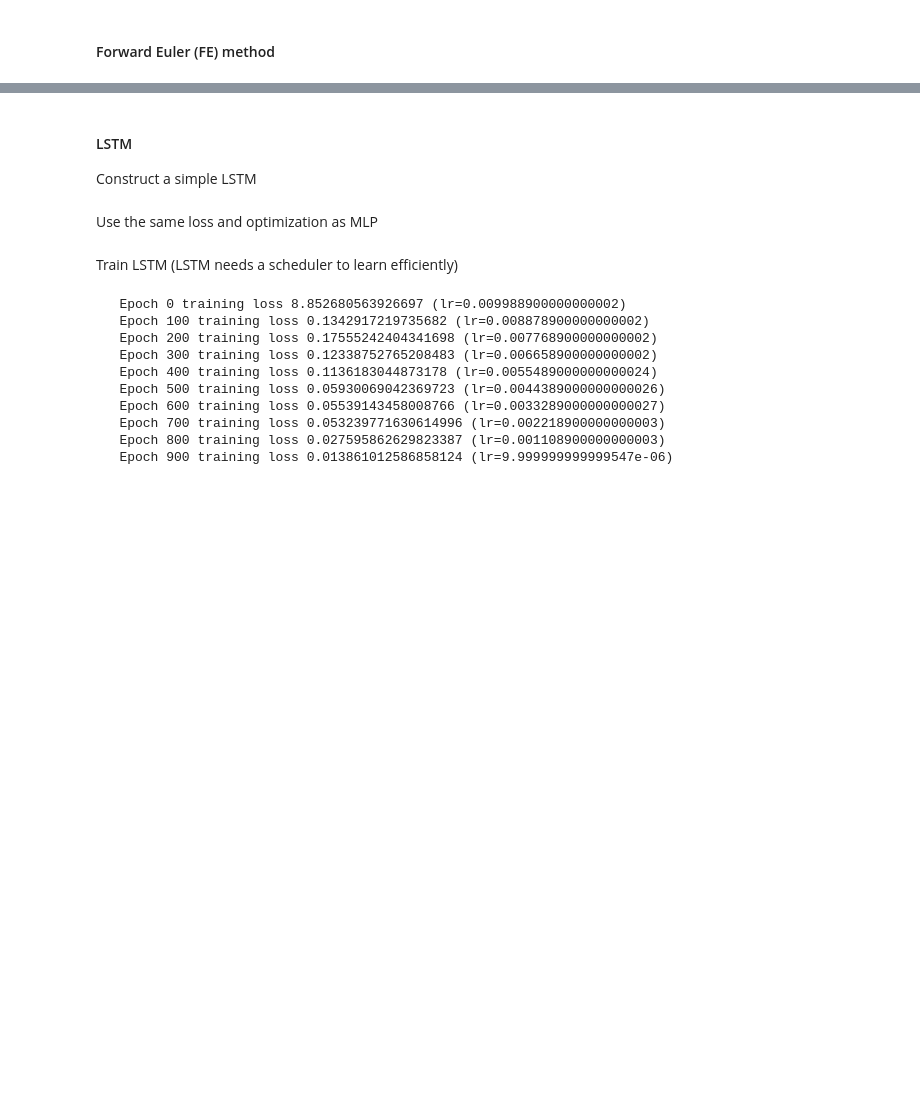
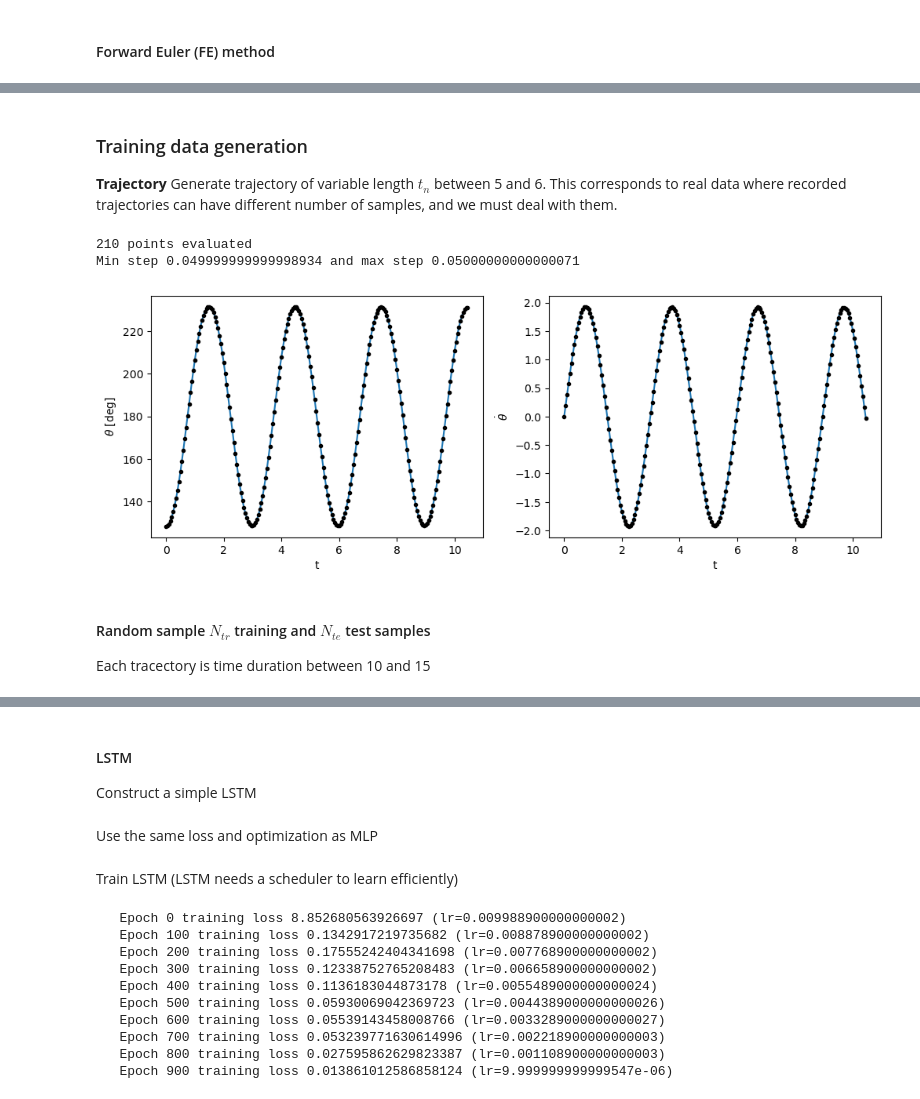
Before and after one commit to kamarain/course_examples, a Jupyter notebook: neural_ODEs.ipynb, the cells around one changed output, grey strips where cells are left out. Cells and saved outputs as stored; diff of their text form; code cells hidden in the pictures; blank space fills up the shorter version.

```diff
--- a/neural_ODEs.ipynb
+++ b/neural_ODEs.ipynb
@@ -139,17 +98,0 @@ print(env.observation_space.shape[0])
-# %%
-def gen_trajectory(env_, traj_len_):
-
-    observation, info = env_.reset()
-
-    u_vec = np.empty((traj_len_,env_.action_space.shape[0]))
-    y_vec = np.empty((traj_len_,env_.observation_space.shape[0]))
-
-    for t in range(traj_len_):
-        y_vec[t,:] = observation
-        action = [0]
-        u_vec[t] = action
-        observation, reward, terminated, truncated, info = env.step(action)
-    return y_vec, u_vec, t
-foo,_,_ = gen_trajectory(env, 100)
-print(foo.shape)
-print(f'Starting point is theta={foo[0,:]}')
@@ -433,0 +130,39 @@ plt.show()
+# %% [markdown]
+### Training data generation
+
+**Trajectory** Generate trajectory of variable length $t_n$ between 5 and 6. This corresponds to real data where recorded trajectories can have different number of samples, and we must deal with them.
+# %%
+def gen_trajectory(t_0_, t_n_, Delta_t_):
+
+    # starting point is random (point downwards, though) and velocity zero
+    y0 = [np.random.uniform(np.pi-np.pi/2, np.pi+np.pi/2), 0]
+
+    t_eval = np.arange(t_0_, t_n_, Delta_t_)
+
+    sol = solve_ivp(f, [t_0_, t_n_], y0, method = 'RK45', t_eval=t_eval)
+    return sol
+
+sol = gen_trajectory(0,np.random.uniform(10,15), 0.05)
+print(f'{len(sol.t)} points evaluated')
+print(f'Min step {np.min(sol.t[1:]-sol.t[0:-1])} and max step {np.max(sol.t[1:]-sol.t[0:-1])}')
+plt.figure(figsize = (12, 4))
+plt.subplot(121)
+plt.plot(sol.t, sol.y[0]*180/np.pi)
+plt.plot(sol.t, sol.y[0]*180/np.pi,'k.')
+plt.xlabel('t')
+plt.ylabel(r'$\theta$ [deg]')
+plt.subplot(122)
+plt.plot(sol.t, sol.y[1])
+plt.plot(sol.t, sol.y[1],'k.')
+plt.xlabel('t')
+plt.ylabel(r'$\dot\theta$')
+plt.tight_layout
+plt.show()
+# %% [output]
+210 points evaluated
+Min step 0.049999999999998934 and max step 0.05000000000000071
+[figure, added]
+# %% [markdown]
+#### Random sample $N_{tr}$ training and $N_{te}$ test samples
+
+Each tracectory is time duration between 10 and 15
```
Also changed, not shown: parts of 84 cells of this notebook.
